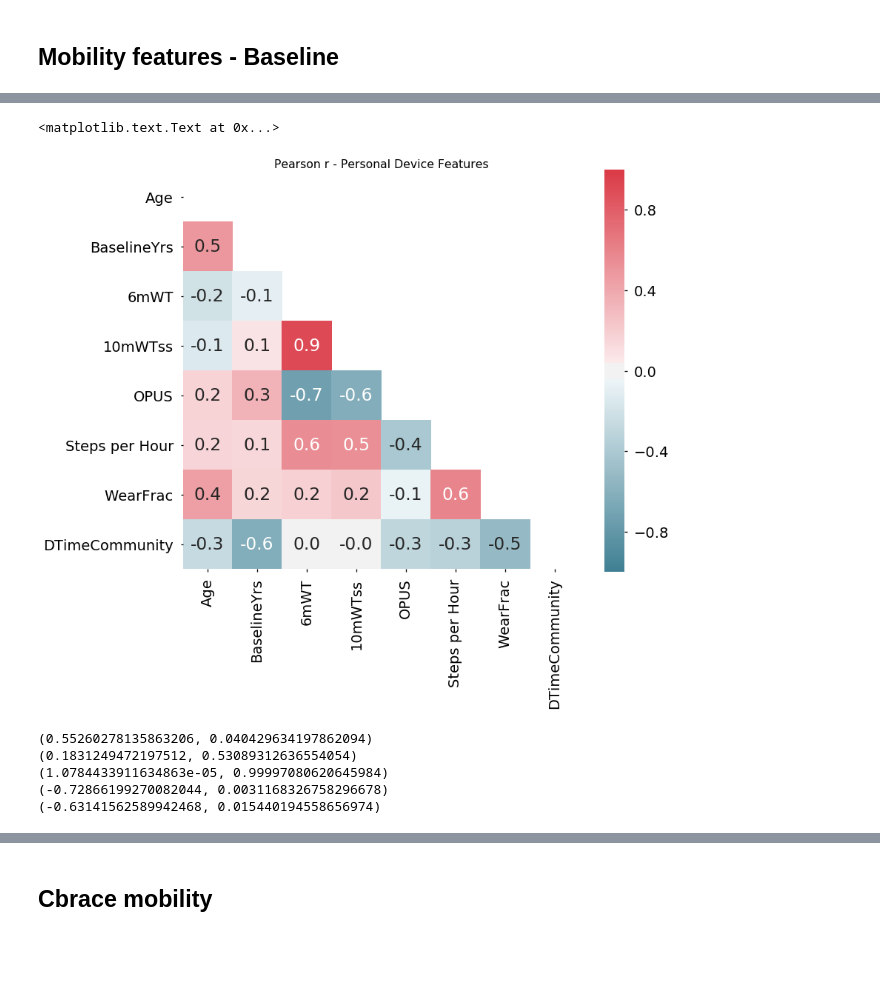
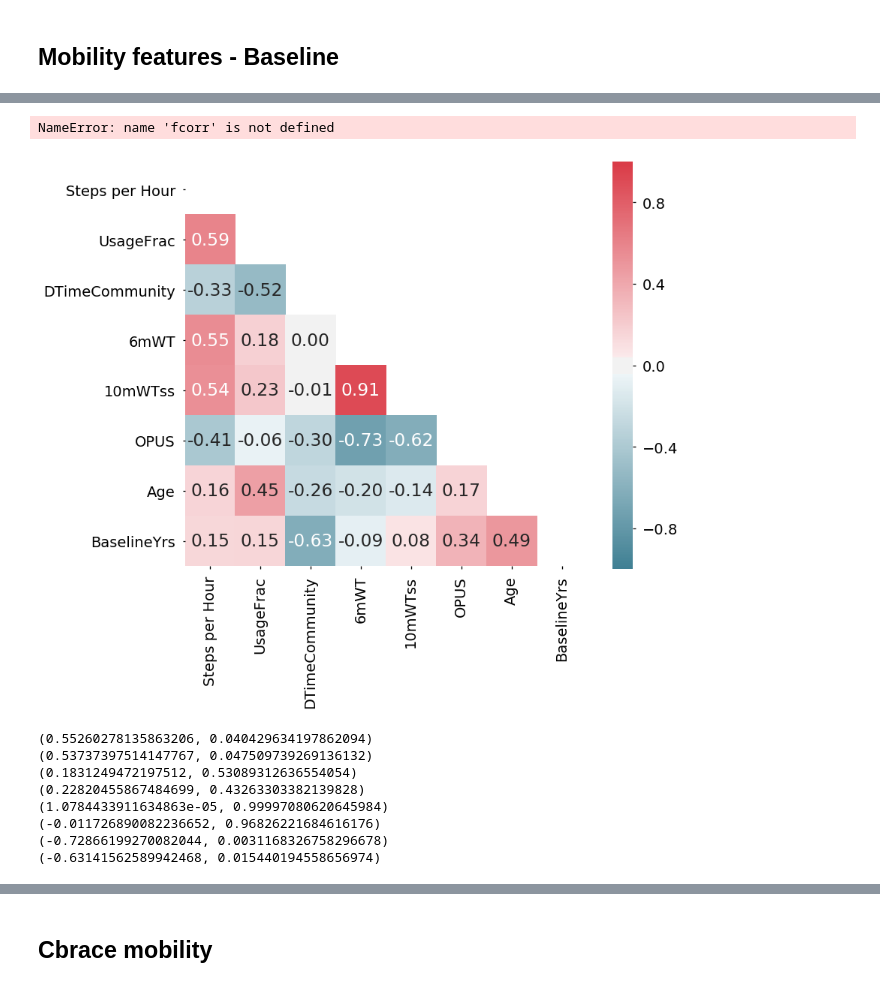
Before and after one commit to Luke3D/CbrAnalysis, a Jupyter notebook: PaperAnalysis.ipynb, the cells around one changed output, grey strips where cells are left out. Cells and saved outputs as stored; diff of their text form; code cells hidden in the pictures; blank space fills up the shorter version.

```diff
--- a/PaperAnalysis.ipynb
+++ b/PaperAnalysis.ipynb
@@ -324,7 +359,7 @@ Median Daily duration - Community 28.0 0.12404279309
 ## Mobility features - Baseline
 # %%
 Featsubj = pd.DataFrame(data=[],columns=['SubjID','Age','BaselineYrs','6mWT','10mWTss','DTimeCommunity',
-                                         'Steps per Hour','WearFrac'])
+                                         'Steps per Hour','UsageFrac'])
 # %%
 ind = 0
 for s in Data.SubjID.unique():
@@ -337,8 +372,8 @@ for s in Data.SubjID.unique():
     dcomm = dur[(dur['SubjID']==s) & (dur['NewBrace']==0)]['Daily Duration']
     mobilityindex = dcomm.values#/dhome.values
 
-#     WearFrac = np.nansum(Data_['Wear Frac']*Data_['Duration'])/(np.nansum(Data_['Duration'])+1e-16)
-    WearFrac = np.nanmean(Data_['Wear Frac'])
+#     UsageFrac = np.nansum(Data_['Wear Frac']*Data_['Duration'])/(np.nansum(Data_['Duration'])+1e-16)
+    UsageFrac = np.nanmean(Data_['Wear Frac'])
 
 #     steps = np.nanmean(Data_['Steps'])
     stepsHr = np.nanmean(Data_['Steps per Hour'])
@@ -348,7 +383,7 @@ for s in Data.SubjID.unique():
     fpd=(pd.DataFrame({'SubjID':s,'Age':Data_['Age'].unique(),
                        'BaselineYrs': Data_['BaselineYrs'].unique(),
                       '6mWT':Data_['6mwt'].unique(), '10mWTss':Data_['10mwt_ss'].unique(),
-                       'DTimeCommunity':mobilityindex,'WearFrac':WearFrac,
+                       'DTimeCommunity':mobilityindex,'UsageFrac':UsageFrac,
                        'Steps per Hour':stepsHr},index=[ind]))
 
     Featsubj=pd.concat([Featsubj,fpd])
@@ -364,7 +399,7 @@ OPUSdata.SubjID = newstr
 Featsubj = pd.merge(left=Featsubj,right=OPUSdata[OPUSdata['NewBrace']==0],how='inner',left_on=['SubjID'],right_on=['SubjID'])
 # %%
 Featsubj=Featsubj[['SubjID','NewBrace','Age','BaselineYrs','6mWT','10mWTss','OPUS','Steps per Hour',
-                   'WearFrac','DTimeCommunity']]
+                   'UsageFrac','DTimeCommunity']]
 # %%
 Featsubj
 # %% [output]
@@ -385,29 +420,45 @@ Featsubj
 | 13 | CBR31 | 0 | 51 | 50.00 | 378.43 | 1.10 | 40.72 | 333.206490 | 0.928069 | ... |
 # %%
 Featsubj['Age']=Featsubj.Age.astype('int')
+# %%
+Featsubj=Featsubj.rename(index=str,columns={'UsageFrac':'UsageFrac'})
+# %%
+fcorr
+# %% [output]
+NameError: name 'fcorr' is not defined
 # %%
-fcorr = Featsubj.drop(['NewBrace','SubjID'],axis=1).corr()
+fcorr = Featsubj.drop(['NewBrace','SubjID'],axis=1)[['Steps per Hour','UsageFrac','DTimeCommunity','6mWT','10mWTss','OPUS','Age','BaselineYrs']].corr()
 #generate an triangular correlation matrix
 mask = np.zeros_like(fcorr, dtype=np.bool)
 mask[np.triu_indices_from(mask)] = True
 cmap = sns.diverging_palette(220, 10, as_cmap=True)
 sns.set_context('talk',font_scale=1.5)
 plt.figure(figsize=(12,10))
-sns.heatmap(data=fcorr,mask=mask,cmap=cmap,annot=True,fmt='.1f',square=True, vmin=-1, vmax=1)
+# sns.heatmap(data=fcorr,mask=mask,cmap="PiYG",annot=True,fmt='.2f',square=True, vmin=-1, vmax=1)
+sns.heatmap(data=fcorr,mask=mask,cmap=cmap,annot=True,fmt='.2f',square=True, vmin=-1, vmax=1)
 sns.set_context('talk',font_scale=1)
-plt.title('Pearson r - Personal Device Features')
+# plt.title('Pearson r - Personal Device Features')
+plt.savefig('./Figs/corr_personal.jpg',dpi=600)
 # %% [output]
-<matplotlib.text.Text at 0x...>
-[figure, old version]
+[figure, new version]
 # %%
 x = Featsubj['Steps per Hour']
 y = Featsubj['6mWT']
 print(pearsonr(x,y))
-x = Featsubj['WearFrac']
+x = Featsubj['Steps per Hour']
+y = Featsubj['10mWTss']
+print(pearsonr(x,y))
+x = Featsubj['UsageFrac']
+y = Featsubj['6mWT']
+print(pearsonr(x,y))
+x = Featsubj['UsageFrac']
+y = Featsubj['10mWTss']
+print(pearsonr(x,y))
+x = Featsubj['DTimeCommunity']
 y = Featsubj['6mWT']
 print(pearsonr(x,y))
 x = Featsubj['DTimeCommunity']
-y = Featsubj['6mWT']
+y = Featsubj['10mWTss']
 print(pearsonr(x,y))
 x = Featsubj['OPUS']
 y = Featsubj['6mWT']
@@ -417,8 +468,11 @@ y = Featsubj['DTimeCommunity']
 print(pearsonr(x,y))
 # %% [output]
 (0.55260278135863206, 0.040429634197862094)
+(0.53737397514147767, 0.047509739269136132)
 (0.1831249472197512, 0.53089312636554054)
+(0.22820455867484699, 0.43263303382139828)
 (1.0784433911634863e-05, 0.99997080620645984)
+(-0.011726890082236652, 0.96826221684616176)
 (-0.72866199270082044, 0.0031168326758296678)
 (-0.63141562589942468, 0.015440194558656974)
 # %%
```
Also changed, not shown: parts of 38 cells of this notebook.
